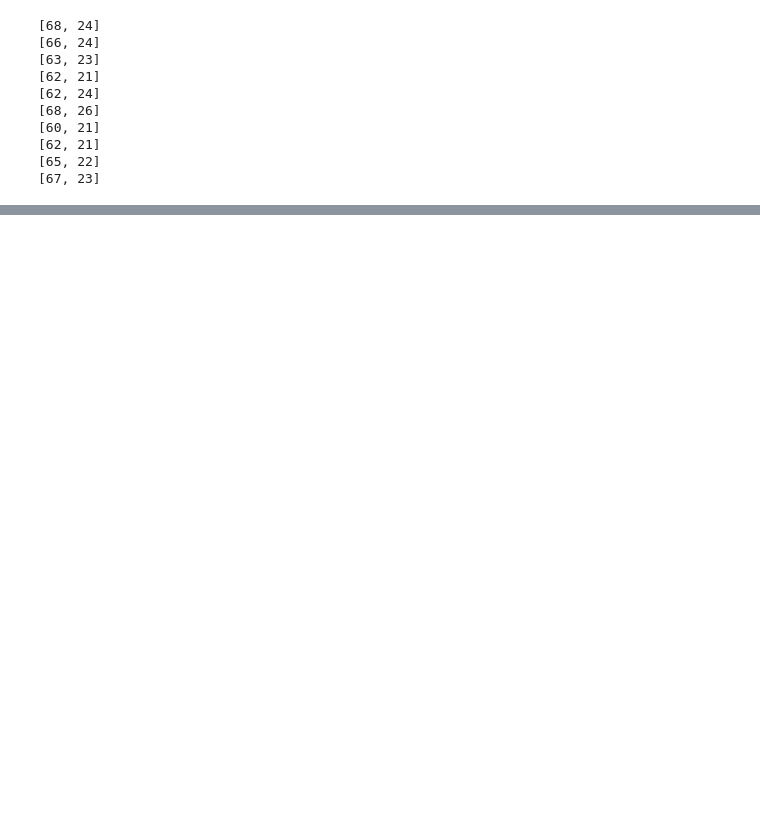
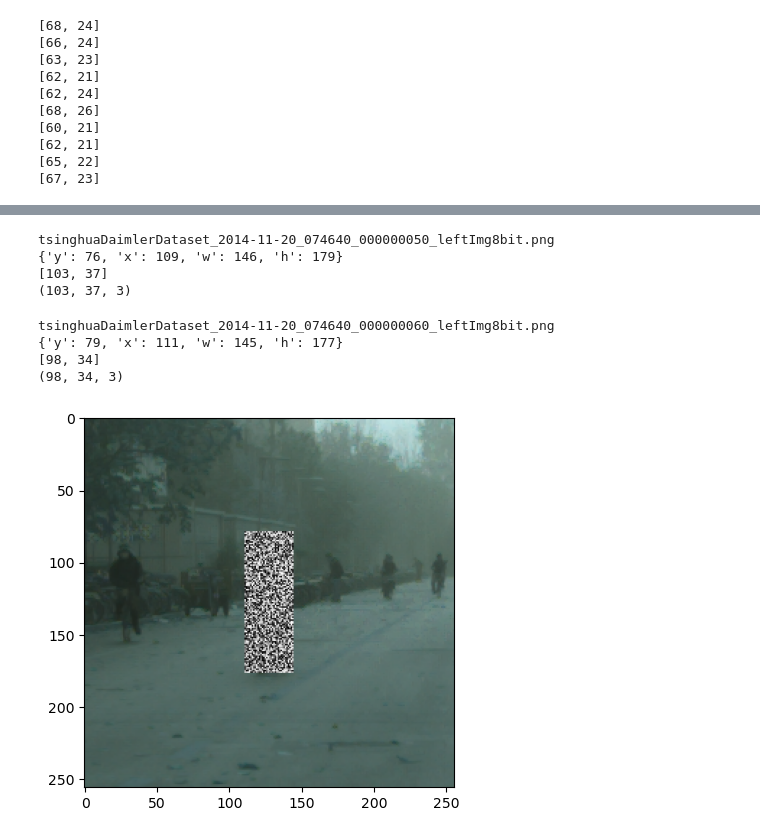
Before and after one commit to CamilleChallier/LSP5_compost, a Jupyter notebook: data_preprocessing/create_data.ipynb, the cells around one changed output, grey strips where cells are left out. Cells and saved outputs as stored; diff of their text form; code cells hidden in the pictures; blank space fills up the shorter version.

```diff
--- a/data_preprocessing/create_data.ipynb
+++ b/data_preprocessing/create_data.ipynb
@@ -326,0 +414,52 @@ select_big_plastic(path + "/images_crop_bb/images/train/", "tsinghuaDaimlerDatas
+# %%
+def replace_plastics_with_noise(path_images, path_bounding_boxes, path_save, noise_fct):
+    # Iterate over the bounding boxes
+    for _, _, fnames in sorted(os.walk(path_images)):
+        for fname in tqdm(fnames) :
+
+            image = cv2.imread(path_images + fname,1)
+
+            with open(path_bounding_boxes + os.path.splitext(fname)[0] + ".json" ) as json_file:
+                bbox = json.load(json_file)
+
+            roi = image[bbox["y"]:bbox["h"], bbox["x"]:bbox["w"]]
+
+            if (noise_fct == "b_w") :
+                noise = np.random.randint(0, 2, size=[roi.shape[0],roi.shape[1]])
+                noise = np.where (noise ==1,255,0)
+                noise = np.repeat(noise[:, :, np.newaxis], 3, axis=2)
+            if ( noise_fct =="color") :
+                noise = np.random.randint(0, 256, roi.shape, dtype=np.uint8)
+            if (noise_fct == "gaussian") :
+                mean = 0
+                var = 0.1
+                sigma = var**0.5
+                noise = np.random.normal(mean,sigma,roi.shape)
+                noise = noise.reshape(roi.shape)*255
+            if (noise_fct =="gaussian_b_w") :
+                mean = 0
+                var = 0.1
+                sigma = var**0.5
+                noise = np.random.normal(mean,sigma,[roi.shape[0],roi.shape[1]])
+                noise = np.repeat(noise[:, :, np.newaxis], 3, axis=2)
+                noise = noise.reshape(roi.shape)*255
+
+            # Replace the ROI with random noise
+            image[bbox["y"]:bbox["h"], bbox["x"]:bbox["w"]] = noise
+
+            plt.imshow(image)
+
+            im_path = path_save + fname
+            cv2.imwrite(im_path, image)
+
+replace_plastics_with_noise( path + "/images_crop_bb/images/train/", path + "/images_crop_bb/bbox/train/", path + "/images_crop_bb_noise/images/train/", "gaussian_b_w")
+# %% [output]
+tsinghuaDaimlerDataset_2014-11-20_074640_000000050_leftImg8bit.png
+{'y': 76, 'x': 109, 'w': 146, 'h': 179}
+[103, 37]
+(103, 37, 3)
+tsinghuaDaimlerDataset_2014-11-20_074640_000000060_leftImg8bit.png
+{'y': 79, 'x': 111, 'w': 145, 'h': 177}
+[98, 34]
+(98, 34, 3)
+[figure, added]
```
Also changed, not shown: parts of 4 cells of this notebook, 2 other files.
